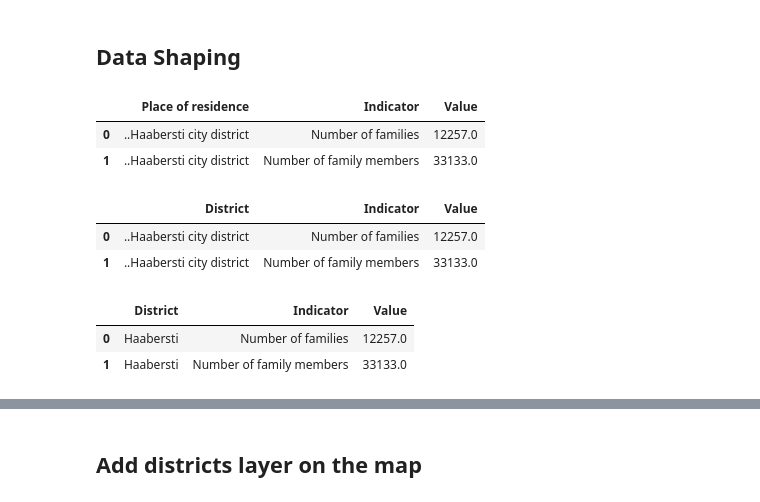
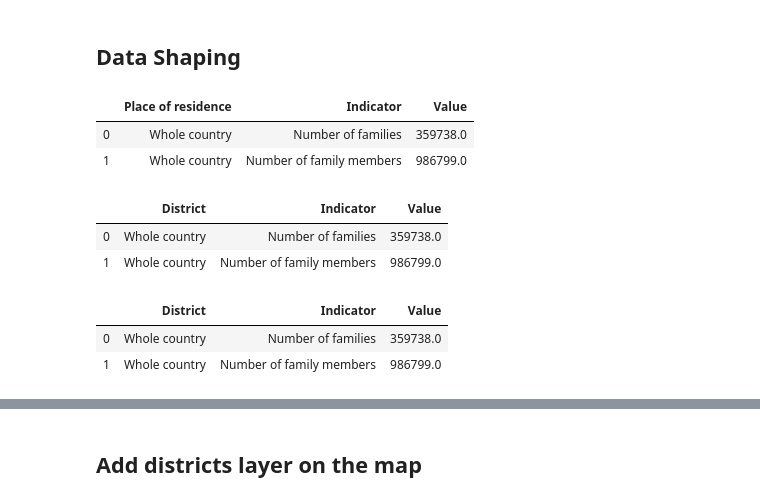
Before and after one commit to MariTheCodeExplorer/Coursera_Capstone, a Jupyter notebook: Capstone Project.ipynb, the cells around one changed output, grey strips where cells are left out. Cells and saved outputs as stored; diff of their text form; code cells hidden in the pictures.

```diff
--- a/Capstone Project.ipynb
+++ b/Capstone Project.ipynb
@@ -106,0 +60,16 @@ UnicodeDecodeError: 'utf-8' codec can't decode byte 0xe4 in position 8: invalid
+# %%
+# assumes data files are uploaded to git
+data_urls = {
+    'tallinn_districts': 'https://raw.githubusercontent.com/Marimais/Coursera_Capstone/master/data/tallinn_districts.geojson',
+    'postal_codes': 'https://raw.githubusercontent.com/Marimais/Coursera_Capstone/master/data/sihtnumbrid.csv',
+    'kpis': 'https://raw.githubusercontent.com/Marimais/Coursera_Capstone/master/data/kpis.csv',
+    'districts': 'https://raw.githubusercontent.com/Marimais/Coursera_Capstone/master/data/District.csv'
+}
+data = {}
+for name, url in data_urls.items():
+    result = requests.get(url)
+    if url.endswith('json'):
+        data[name] = result.json()
+    else:
+        data[name] = result.text
+    print(f'Downloaded {name} with content size {len(result.text)}')
@@ -106,0 +81,5 @@ UnicodeDecodeError: 'utf-8' codec can't decode byte 0xe4 in position 8: invalid
+# %%
+from io import StringIO
+# Create dataframes
+df_areas = pd.read_csv(StringIO(data['districts']))
+df_areas.head()
@@ -106,0 +93,3 @@ UnicodeDecodeError: 'utf-8' codec can't decode byte 0xe4 in position 8: invalid
+# %%
+df_districts = pd.read_csv(StringIO(data['kpis']))
+df_districts.head()
@@ -112,28 +118,28 @@ df_districts.drop(['DIM1', 'DIM2','Flag Codes','Flags'], axis=1, inplace =True)
 df_districts.head(2)
 # %% [output]
 |  | Place of residence | Indicator | Value |
-| 0 | ..Haabersti city district | Number of families | 12257.0 |
-| 1 | ..Haabersti city district | Number of family members | 33133.0 |
+| 0 | Whole country | Number of families | 359738.0 |
+| 1 | Whole country | Number of family members | 986799.0 |
 # %%
 # rename column'Place of residence' as District
 df_districts=df_districts.rename(columns={'Place of residence': 'District'})
 df_districts.head(2)
 # %% [output]
 |  | District | Indicator | Value |
-| 0 | ..Haabersti city district | Number of families | 12257.0 |
-| 1 | ..Haabersti city district | Number of family members | 33133.0 |
+| 0 | Whole country | Number of families | 359738.0 |
+| 1 | Whole country | Number of family members | 986799.0 |
 # %%
 # remove extra charachers and text from column 'District'
 df_districts['District'] = df_districts['District'].map(lambda x: x.lstrip('.'))
 df_districts['District'] = df_districts['District'].str.replace('city district','')
 df_districts['District'] = df_districts['District'].str.strip()
 
 
-df_district_area['District'] = df_district_area['District'].map(lambda x: x.lstrip('.'))
-df_district_area['District'] = df_district_area['District'].str.replace('city district','')
-df_district_area['District']=df_district_area['District'].str.strip()
+df_areas['District'] = df_areas['District'].map(lambda x: x.lstrip('.'))
+df_areas['District'] = df_areas['District'].str.replace('city district','')
+df_areas['District']=df_areas['District'].str.strip()
 df_districts.head(2)
 # %% [output]
 |  | District | Indicator | Value |
-| 0 | Haabersti | Number of families | 12257.0 |
-| 1 | Haabersti | Number of family members | 33133.0 |
+| 0 | Whole country | Number of families | 359738.0 |
+| 1 | Whole country | Number of family members | 986799.0 |
```
Also changed, not shown: parts of 14 cells of this notebook, 2 other files.
